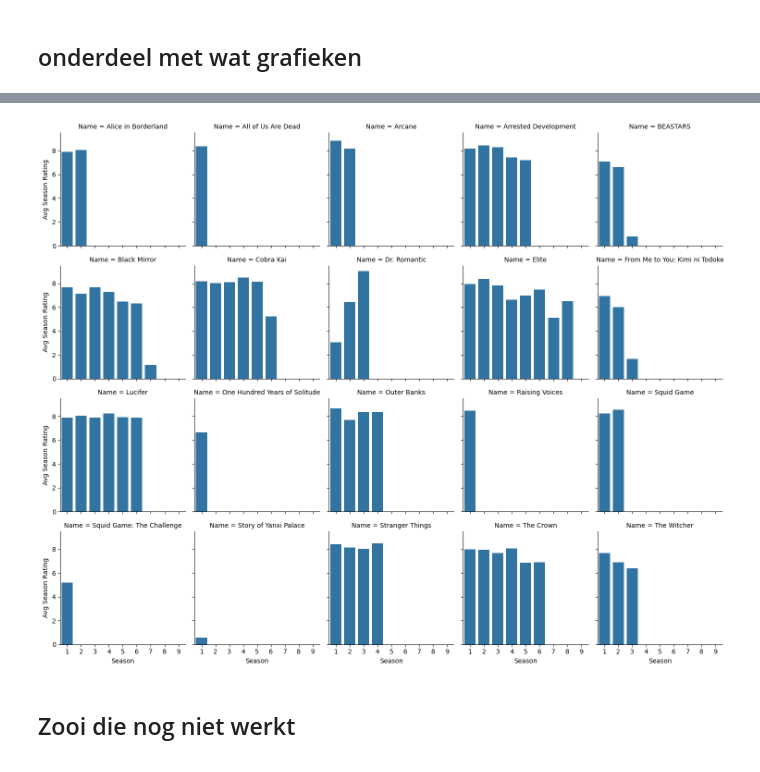
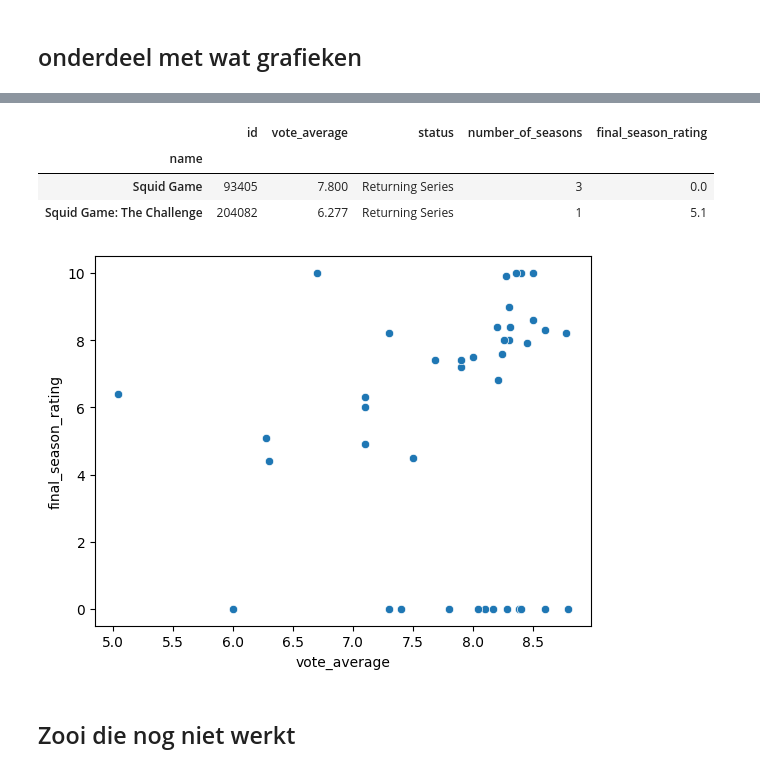
Before and after one commit to Tijnwy/DataIII, a Jupyter notebook: api.ipynb, the cells around one changed output, grey strips where cells are left out. Drawn from its saved outputs; the diff is of its cells as text; code cells hidden in the pictures.

```diff
--- a/api.ipynb
+++ b/api.ipynb
@@ -247,10 +252,23 @@ plt.show()
+# %%
+df.head(2)
+# %% [output]
+|  | id | vote_average | status | number_of_seasons | final_season_rating |
+| name |  |  |  |  |  |
+| Squid Game | 93405 | 7.800 | Returning Series | 3 | 0.0 |
+| Squid Game: The Challenge | 204082 | 6.277 | Returning Series | 1 | 5.1 |
+# %%
+sns.scatterplot(data=df, x='vote_average', y='final_season_rating')
+plt.show()
+
+
+# ja, de final_season_rating werkt nog niet goed ik weet het
+# %% [output]
+[figure, added]
 # %%
 # ratings van series worden per seizoen in een grid weergegeven
-grid = sns.FacetGrid(df_rating_per_season, col='Name', col_wrap=5)
-grid.map(sns.barplot, 'Season', 'Avg Season Rating', order=np.arange(1, 10))
-plt.show()
+# grid = sns.FacetGrid(df, col='Name', col_wrap=5)
+# grid.map(sns.barplot, 'number_of_seasons', 'final_season_rating', order=np.arange(1, 10))
+# plt.show()
-# %% [output]
-[figure, removed]
 # %%
 # for name in df_rating_per_season['Name'].unique():
 #     sns.barplot(data=df_rating_per_season[df_rating_per_season['Name'] == name], x='Season', y='Avg Season Rating')
```
Also changed, not shown: parts of 19 cells of this notebook.
